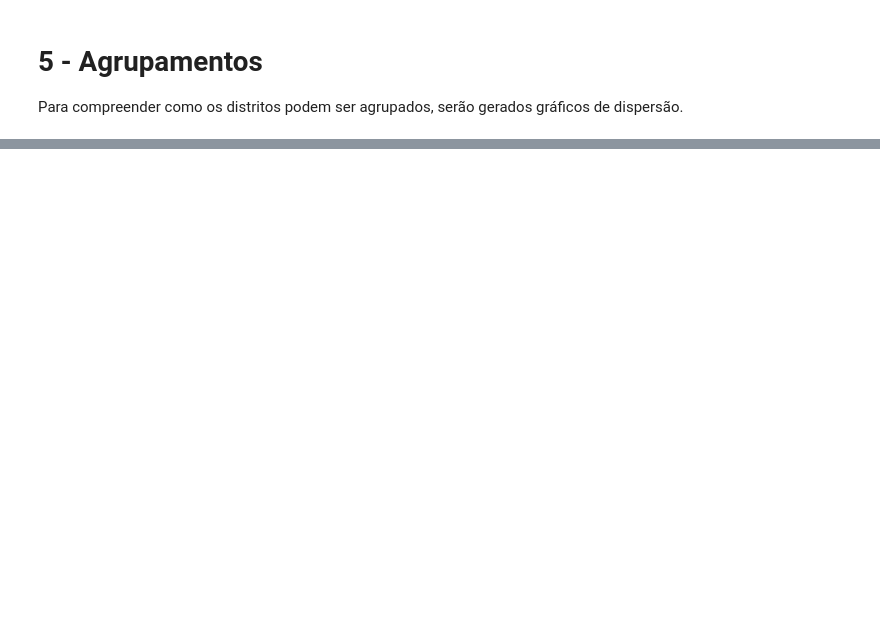
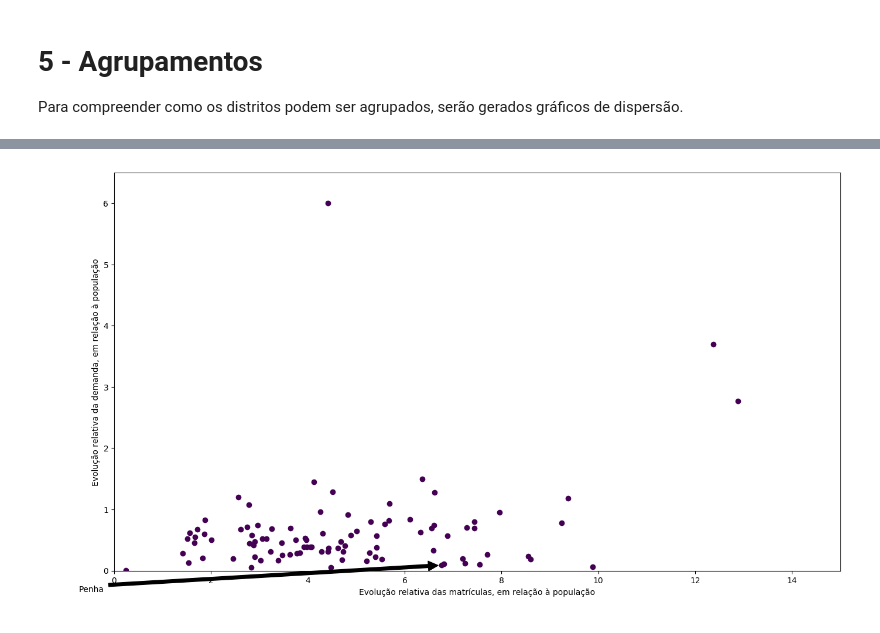
Before and after one commit to lsflp/MAC0213, a Jupyter notebook: Analises/5-agrupamentos.ipynb, the cells around one changed output, grey strips where cells are left out. Saved outputs shown, nothing was run; the diff lists cells and outputs as text; code cells hidden in the pictures; blank space fills up the shorter version.

```diff
--- a/Analises/5-agrupamentos.ipynb
+++ b/Analises/5-agrupamentos.ipynb
@@ -47,0 +92,17 @@ geraGif(periodos, mes)
+# %%
+plt.scatter(dados_atendimento['EV_MAT_PC'], dados_atendimento['EV_DEM_PC'], color='#440154')
+plt.annotate("Penha",
+            xy=(dados_penha['EV_MAT_PC'], dados_penha['EV_DEM_PC']),  # theta, radius
+            xytext=(0.05, 0.05),    # fraction, fraction
+            textcoords='figure fraction',
+            arrowprops=dict(facecolor='black', shrink=0.01),
+            horizontalalignment='left',
+            verticalalignment='bottom',
+            )
+plt.xlabel('Evolução relativa das matrículas, em relação à população')
+plt.ylabel('Evolução relativa da demanda, em relação à população')
+plt.xlim(0, 15)
+plt.ylim(0, 6.5)
+plt.show()
+# %% [output]
+[figure, added]
```
Also changed, not shown: parts of 4 cells of this notebook, 25 other files.
